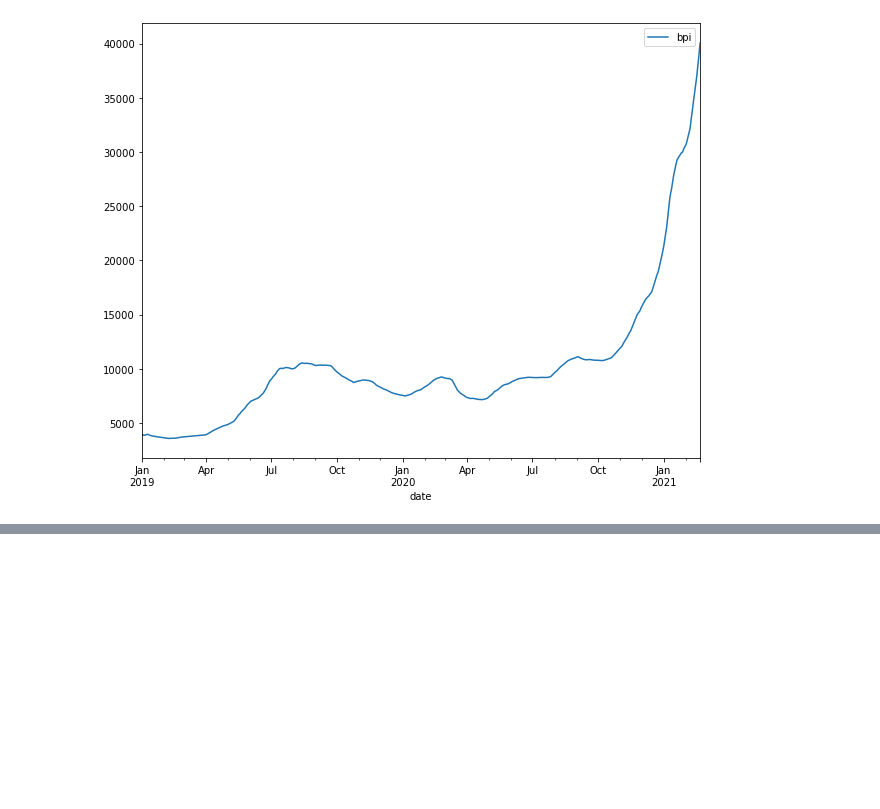
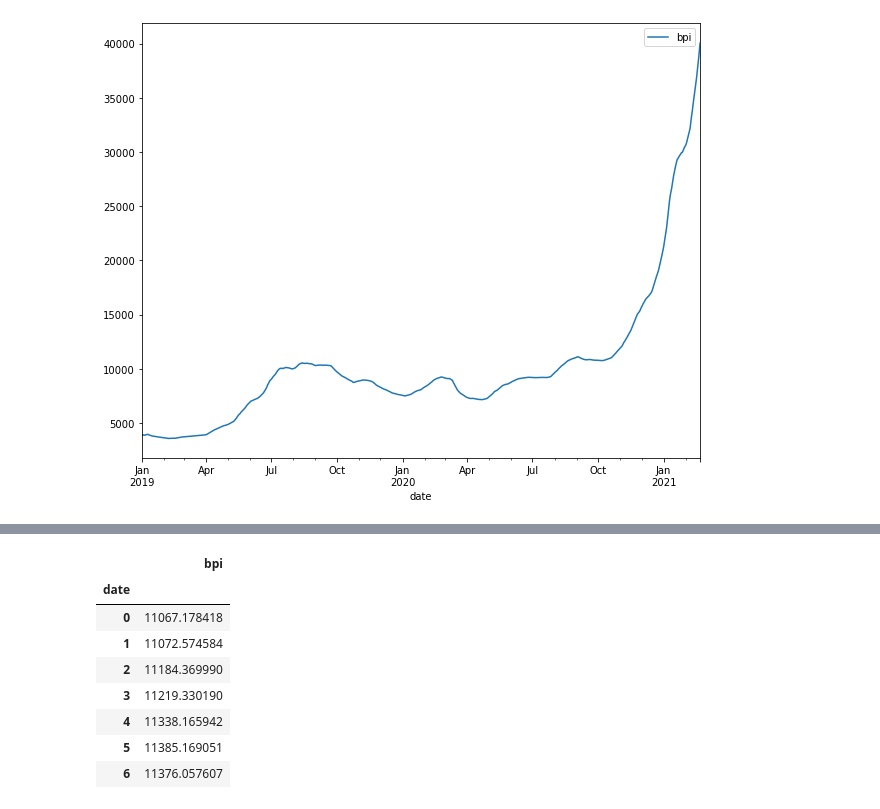
Before and after one commit to prudhvinathreddymalla/Time-Series-Analysis, a Jupyter notebook: Python functions for time series modeling and analysis on present bitcoin data.ipynb, the cells around one changed output, grey strips where cells are left out. Cells and saved outputs as stored; diff of their text form; code cells hidden in the pictures; blank space fills up the shorter version.

```diff
--- a/Python functions for time series modeling and analysis on present bitcoin data.ipynb
+++ b/Python functions for time series modeling and analysis on present bitcoin data.ipynb
@@ -142,0 +148,12 @@ data.ewm(span = 50).mean().plot()
+# %%
+data.groupby(data.index.dayofweek).mean()
+# %% [output]
+|  | bpi |
+| date |  |
+| 0 | 11067.178418 |
+| 1 | 11072.574584 |
+| 2 | 11184.369990 |
+| 3 | 11219.330190 |
+| 4 | 11338.165942 |
+| 5 | 11385.169051 |
+| 6 | 11376.057607 |
```
Also changed, not shown: parts of 7 cells of this notebook, 1 other file.
